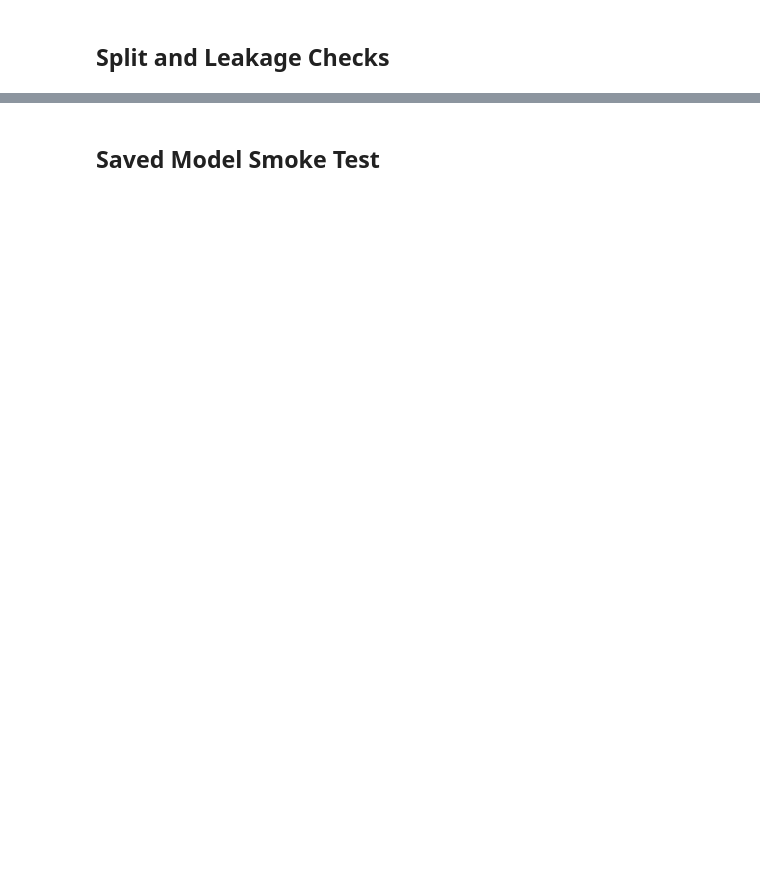
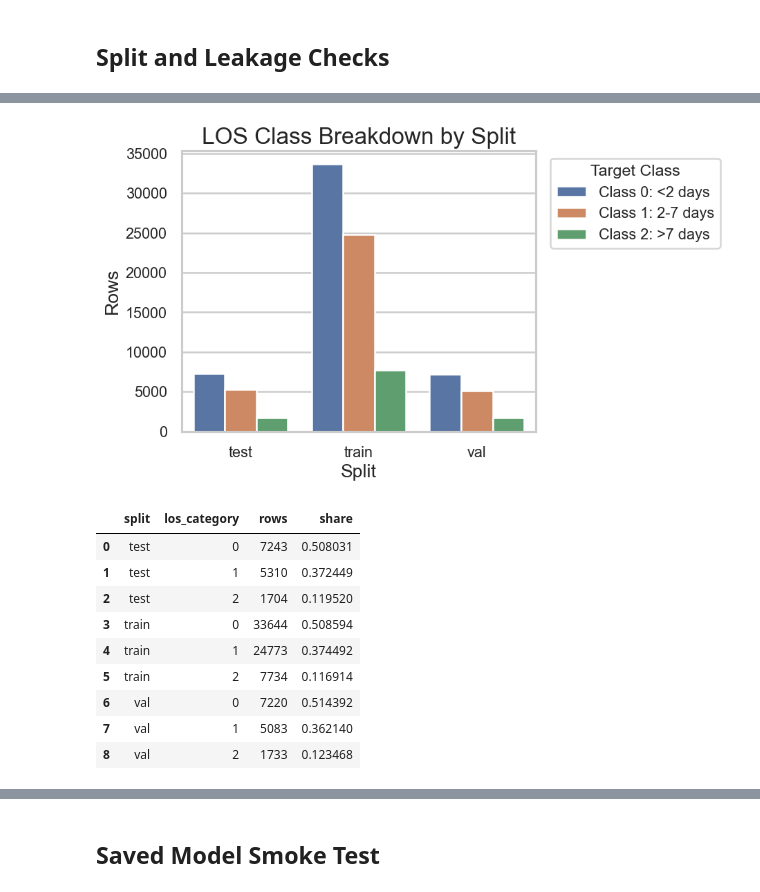
Before and after one commit to brandonwu694/STATS_170B_CAPSTONE_GROUP15, a Jupyter notebook: notebooks/model_performance_checks.ipynb, the cells around one changed output, grey strips where cells are left out. Saved outputs shown, nothing was run; the diff lists cells and outputs as text; code cells hidden in the pictures; blank space fills up the shorter version.

```diff
--- a/notebooks/model_performance_checks.ipynb
+++ b/notebooks/model_performance_checks.ipynb
@@ -63,3 +177,38 @@ display(split_summary)
+# %%
+class_counts = (
+    split_df.assign(class_label=split_df[TARGET_COLUMN].map({
+        0: 'Class 0: <2 days',
+        1: 'Class 1: 2-7 days',
+        2: 'Class 2: >7 days',
+    }))
+    .groupby(['split', 'class_label'])
+    .size()
+    .reset_index(name='rows')
+)
+fig, ax = plt.subplots(figsize=(8, 4.8))
+sns.barplot(data=class_counts, x='split', y='rows', hue='class_label', ax=ax)
+ax.set_title('LOS Class Breakdown by Split')
+ax.set_xlabel('Split')
+ax.set_ylabel('Rows')
+ax.legend(title='Target Class', bbox_to_anchor=(1.02, 1), loc='upper left')
+plt.tight_layout()
+plt.show()
+
+class_pct = split_df.groupby(['split', TARGET_COLUMN]).size().reset_index(name='rows')
+class_pct['share'] = class_pct['rows'] / class_pct.groupby('split')['rows'].transform('sum')
+display(class_pct)
+# %% [output]
+[figure, added]
+|  | split | los_category | rows | share |
+| 0 | test | 0 | 7243 | 0.508031 |
+| 1 | test | 1 | 5310 | 0.372449 |
+| 2 | test | 2 | 1704 | 0.119520 |
+| 3 | train | 0 | 33644 | 0.508594 |
+| 4 | train | 1 | 24773 | 0.374492 |
+| 5 | train | 2 | 7734 | 0.116914 |
+| 6 | val | 0 | 7220 | 0.514392 |
+| 7 | val | 1 | 5083 | 0.362140 |
+| 8 | val | 2 | 1733 | 0.123468 |
 # %%
 artifact = joblib.load(sample_model_path)
 model = artifact['model']
```
Also changed, not shown: parts of 10 cells of this notebook.
